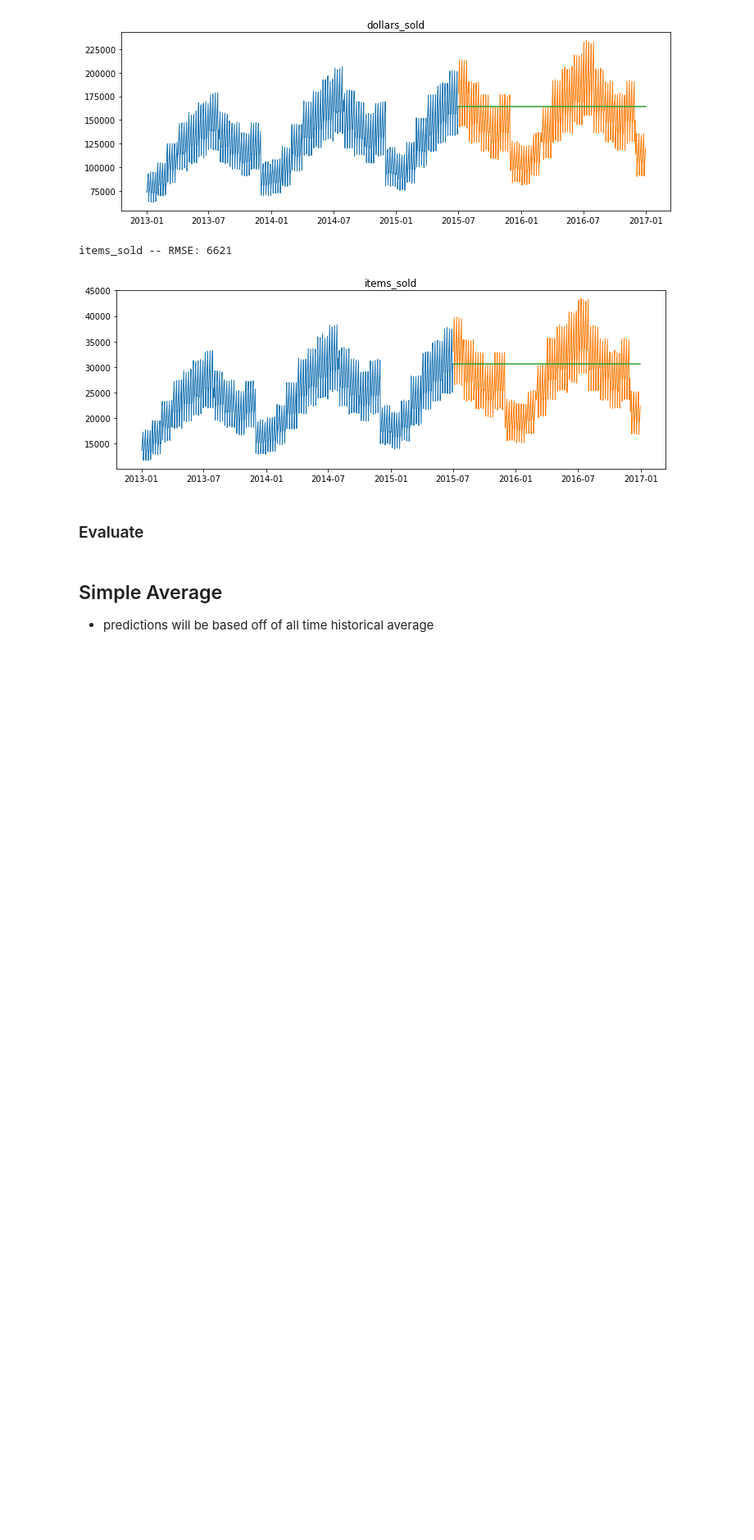
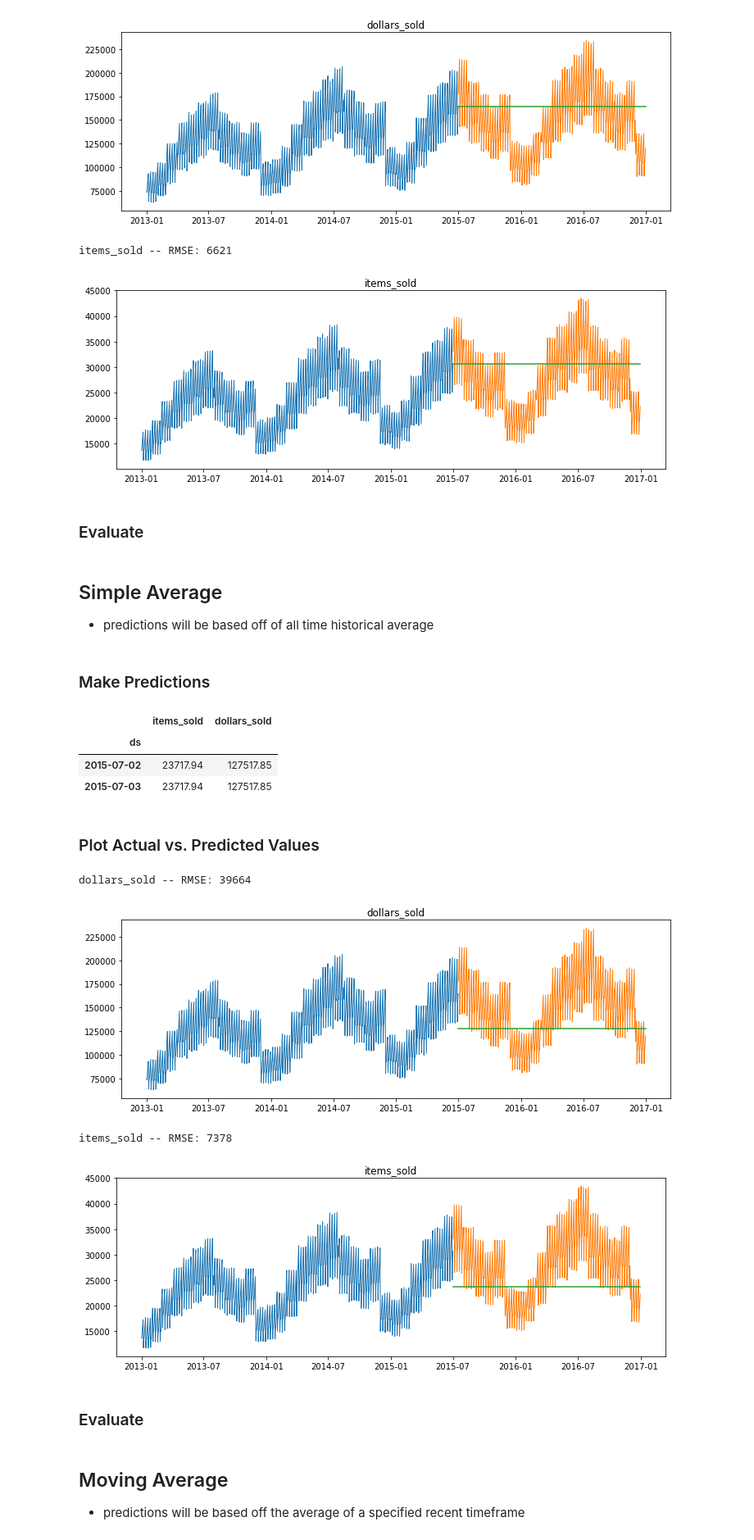
Before and after one commit to johngrinstead/time-series-exercises, a Jupyter notebook: modeling_lesson.ipynb, the cells around one changed output. Shown at 82% size. Drawn from its saved outputs; the diff is of its cells as text; code cells hidden in the pictures; blank space fills up the shorter version.

Commit message:
completed modeling lesson

```diff
--- a/modeling_lesson.ipynb
+++ b/modeling_lesson.ipynb
@@ -196,3 +196,5 @@ for col in train.columns:
 ## Simple Average
 
 - predictions will be based off of all time historical average
+# %% [markdown]
+### Make Predictions
@@ -198,0 +215,23 @@ for col in train.columns:
+# %%
+yhat_df.head(2)
+# %% [output]
+|  | items_sold | dollars_sold |
+| ds |  |  |
+| 2015-07-02 | 23717.94 | 127517.85 |
+| 2015-07-03 | 23717.94 | 127517.85 |
+# %% [markdown]
+### Plot Actual vs. Predicted Values
+# %%
+for col in train.columns:
+    plot_and_eval(col)
+
+## here our model predicted that the value would be indentical to the historical average
+
+## this model performed worse than Last Observed Value with a higher RMSE
+# %% [output]
+dollars_sold -- RMSE: 39664
+[figure, added]
+items_sold -- RMSE: 7378
+[figure, added]
+# %% [markdown]
+### Evaluate
@@ -198,0 +242,4 @@ for col in train.columns:
+# %% [markdown]
+## Moving Average
+
+- predictions will be based off the average of a specified recent timeframe
```
Also changed, not shown: parts of 39 cells of this notebook.
